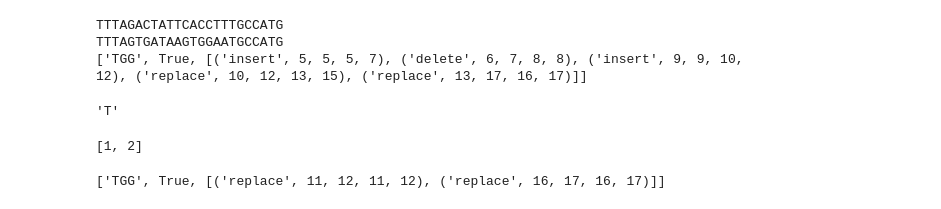
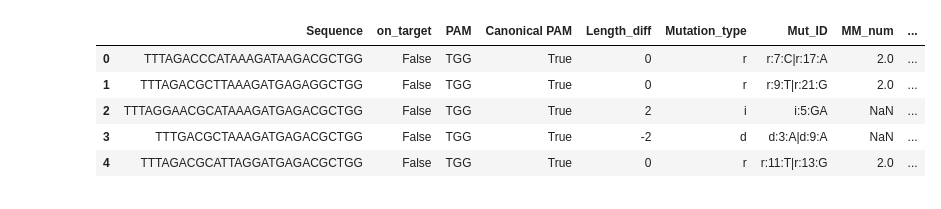
Before and after one commit to martin-depken/Energy-Landscape, a Jupyter notebook: code_ABA_Finkelsteinlab/Looking at Finkelstein data.ipynb, the cells around one changed output. Drawn from its saved outputs; the diff is of its cells as text; code cells hidden in the pictures.

```diff
--- a/code_ABA_Finkelsteinlab/Looking at Finkelstein data.ipynb
+++ b/code_ABA_Finkelsteinlab/Looking at Finkelstein data.ipynb
@@ -32,7 +65,10 @@ def get_Mut_type(Seq_Analysis):
     return Mut_type
 # %%
-Cas='Cas9'
-data['Seq_Analysis'] = data['Sequence'].apply(lambda x: find_Mismatches(x, on_target, Cas))
+data['Seq_Analysis'] = data['Sequence'].apply(lambda x: find_Mutations(x, on_target, Cas))
 data['PAM'] = data['Seq_Analysis'].apply(lambda x:x[0])
+data['Length_diff'] = data['Sequence'].apply(lambda x: len(x)-len(on_target))
 data['Canonical PAM'] = data['Seq_Analysis'].apply(lambda x:x[1])
 data['Mutation_type'] = data['Seq_Analysis'].apply(get_Mut_type)
+data['Mutation_type'] = data.apply(lambda x: '|'.join(map(lambda y:y[0],
+                                    x['Mutation_type'])) if x['Length_diff']!=0 else 'r',
+                                    axis=1)
@@ -60,9 +74,0 @@ data
-# %%
-s = data.iloc[21]['Sequence'][:-3]
-print s
-print on_target[:-3]
-print data.iloc[21]['Seq_Analysis']
-# %% [output]
-TTTAGACTATTCACCTTTGCCATG
-TTTAGTGATAAGTGGAATGCCATG
-['TGG', True, [('insert', 5, 5, 5, 7), ('delete', 6, 7, 8, 8), ('insert', 9, 9, 10, 12), ('replace', 10, 12, 13, 15), ('replace', 13, 17, 16, 17)]]
@@ -82,12 +74,0 @@ for mm in MM:
-# %%
-seq_array
-# %% [output]
-'T'
-# %%
-range(1,3)
-# %% [output]
-[1, 2]
-# %%
-data.iloc[5]['Seq_Analysis']
-# %% [output]
-['TGG', True, [('replace', 11, 12, 11, 12), ('replace', 16, 17, 16, 17)]]
@@ -93,0 +180,11 @@ data.iloc[5]['Seq_Analysis']
+# %%
+output_filename = filename.split('.')[0]+'-'+'processed'+'.csv'
+data.to_csv(Path+output_filename, index=False)
+data.head()
+# %% [output]
+|  | Sequence | on_target | PAM | Canonical PAM | Length_diff | Mutation_type | Mut_ID | MM_num | ... |
+| 0 | TTTAGACCCATAAAGATAAGACGCTGG | False | TGG | True | 0 | r | r:7:C|r:17:A | 2.0 | ... |
+| 1 | TTTAGACGCTTAAAGATGAGAGGCTGG | False | TGG | True | 0 | r | r:9:T|r:21:G | 2.0 | ... |
+| 2 | TTTAGGAACGCATAAAGATGAGACGCTGG | False | TGG | True | 2 | i | i:5:GA | NaN | ... |
+| 3 | TTTGACGCTAAAGATGAGACGCTGG | False | TGG | True | -2 | d | d:3:A|d:9:A | NaN | ... |
+| 4 | TTTAGACGCATTAGGATGAGACGCTGG | False | TGG | True | 0 | r | r:11:T|r:13:G | 2.0 | ... |
```
Also changed, not shown: parts of 27 cells of this notebook.
